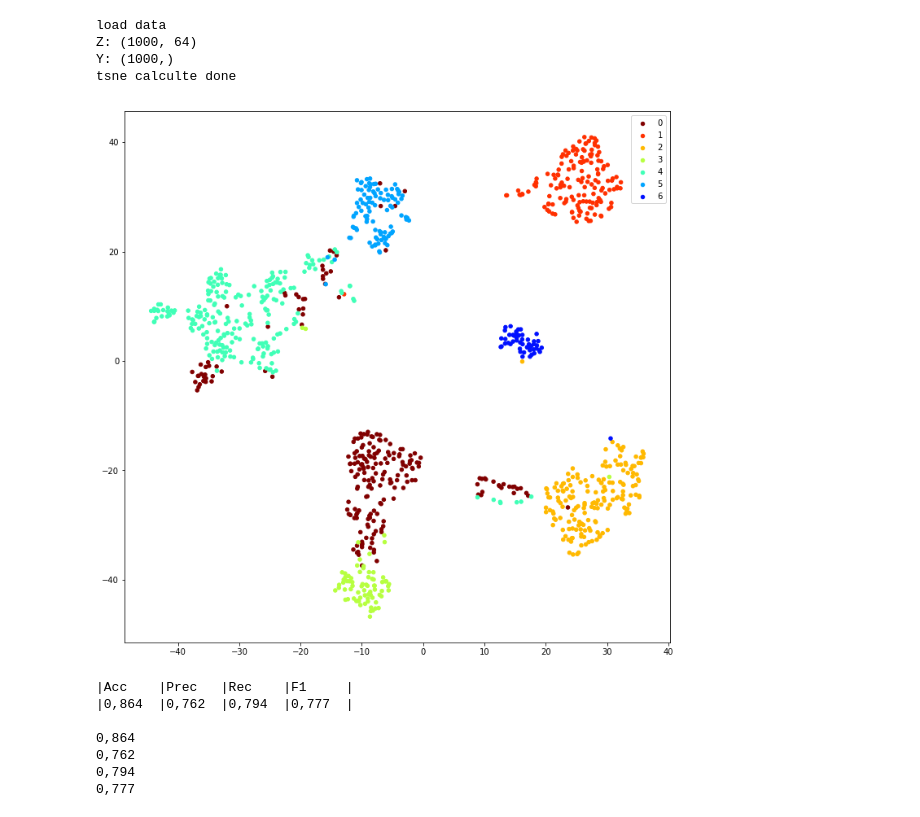
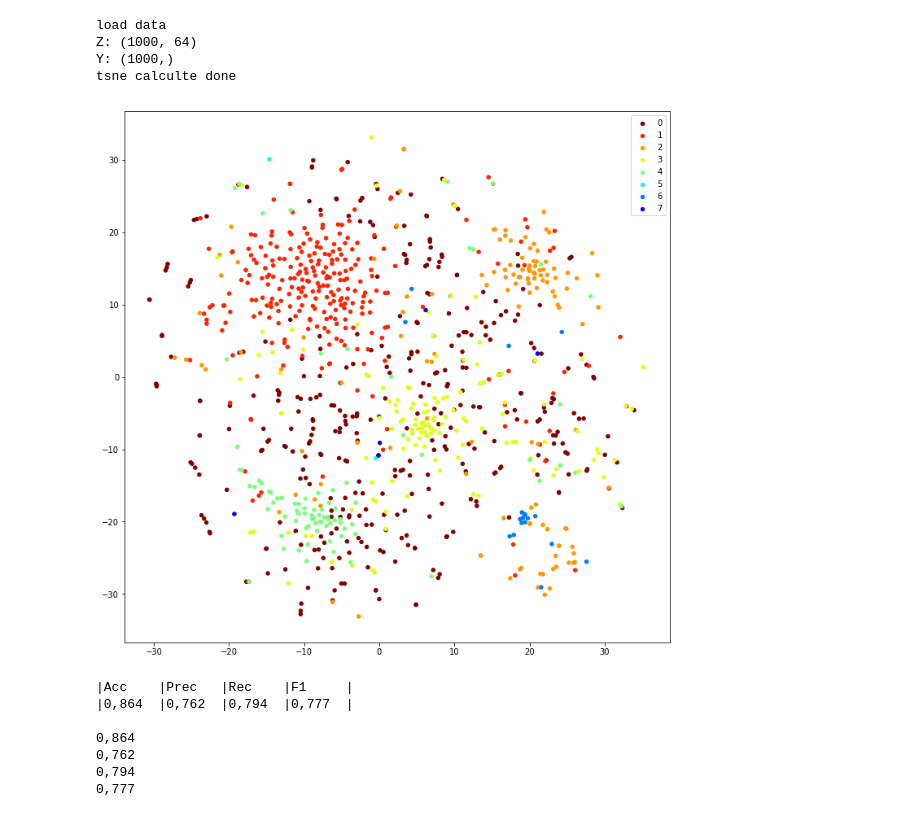
Before and after one commit to pedrodiamel/ferattention, a Jupyter notebook: books/eval.ipynb, the cells around one changed output. Cells and saved outputs as stored; diff of their text form; code cells hidden in the pictures.

```diff
--- a/books/eval.ipynb
+++ b/books/eval.ipynb
@@ -45,7 +49,7 @@ result
 srf.png
 # %%
 project          = '../out'
-name             = 'feratt_atentionresnet34_attgmm_adam_ferblack_dim64_preactresnet18x32_fold0_000'
+name             = 'feratt_atentionresnet34_attgmm_adam_affectnetdark_dim64_preactresnet18x32_fold0_000'
 pathnamedataset  = '~/.datasets'
 pathmodel        = os.path.join( project, name, 'models/model_best.pth.tar' ) #model_best, chk000120
 pathproject      = os.path.join( project, name )
@@ -84,8 +88,8 @@ WARNING:visdom:Without the incoming socket you cannot receive events from the se
 # %%
 # Load dataset
 print('>> Load dataset ...')
-namedataset = FactoryDataset.celeba
-subset = FactoryDataset.validation
+namedataset = FactoryDataset.ferp
+subset = FactoryDataset.training
 imagesize=128
 idenselect=np.arange(10)
 breal=True
@@ -157,7 +161,7 @@ idx=0
 k=0
 for i in range( len(dataset) ):
 
-    idx = i + 0
+    idx = i + 40
     sample = dataset[ idx ]
 
 
@@ -342,7 +346,7 @@ def crop(image, xycrop):
 
 
 imagesize=128
-image_org = cv2.imread('../rec/selfie_happy.png')[:,:,(2,1,0)]
+image_org = cv2.imread('../rec/selfie_happy_dos.png')[:,:,(2,1,0)]
 image = image_org.mean(axis=2)
 
 # sigma=0.09
@@ -636,20 +640,20 @@ tsne calculte done
 # %%
 cmap = plt.get_cmap('jet_r')
 
 #show
 plt.figure( figsize=(12,12) )
 #plt.scatter(Xt[:,0], Xt[:,1], s=(10,10), marker='o', c=Yo);
 n = len(np.unique(Y))
 for i in range( n ):
     index = Y==i
     color = cmap(float(i)/n)
-    plt.scatter(Zt[index,0], Zt[index,1], s=(20,20), marker='o', color=color, label='{}'.format( dataloader.dataset.data.classes[i] ) );
+    plt.scatter(Zt[index,0], Zt[index,1], s=(20,20), marker='o', color=color, label='{}'.format( i ) ); #dataloader.dataset.data.classes[i]
 
 plt.legend()
 plt.savefig( os.path.join( pathproject, 'tsn_{}_{}_{}.png'.format( name, namedataset, subset ) ) )
 plt.show()
 # %% [output]
-[figure, old version]
+[figure, new version]
 # %%
 import sklearn.metrics as metrics
 
```
Also changed, not shown: parts of 6 cells of this notebook, 15 other files.
